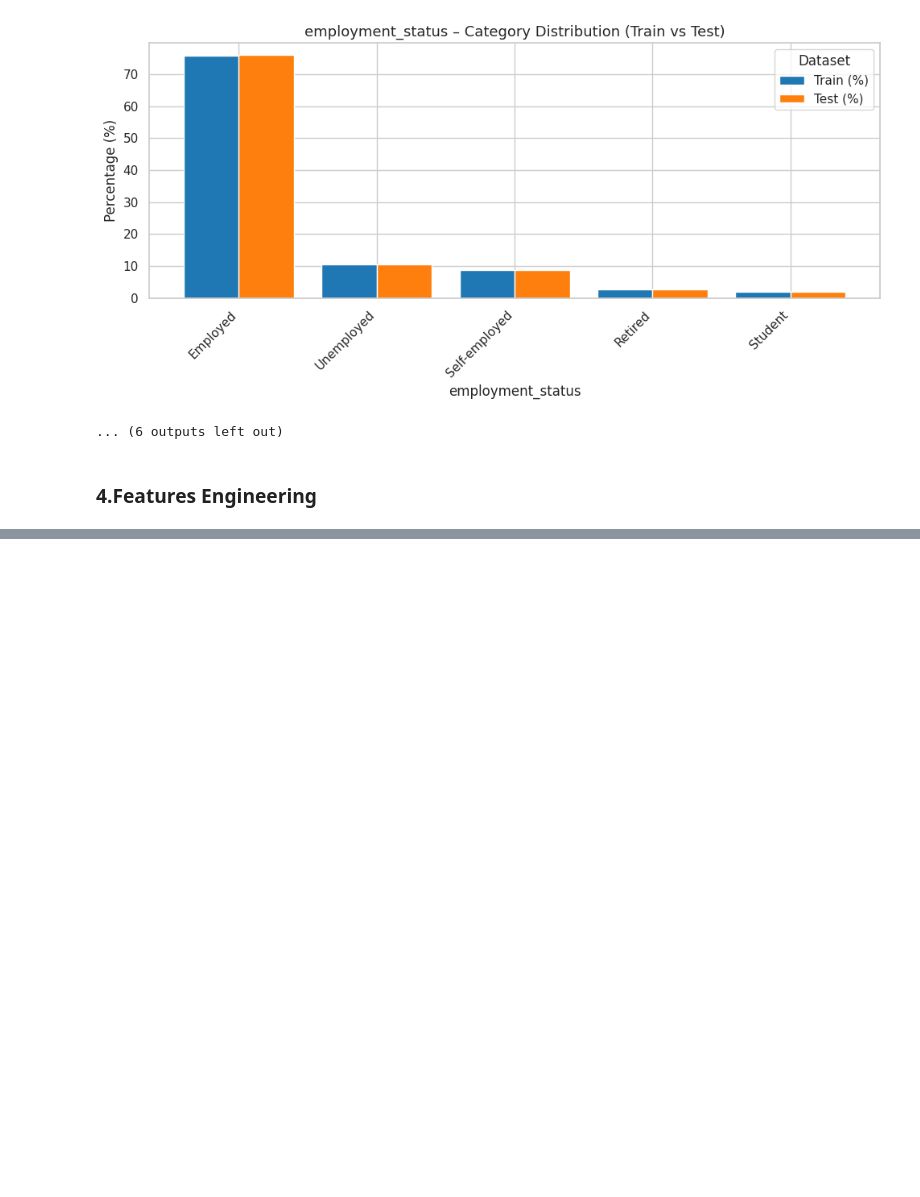
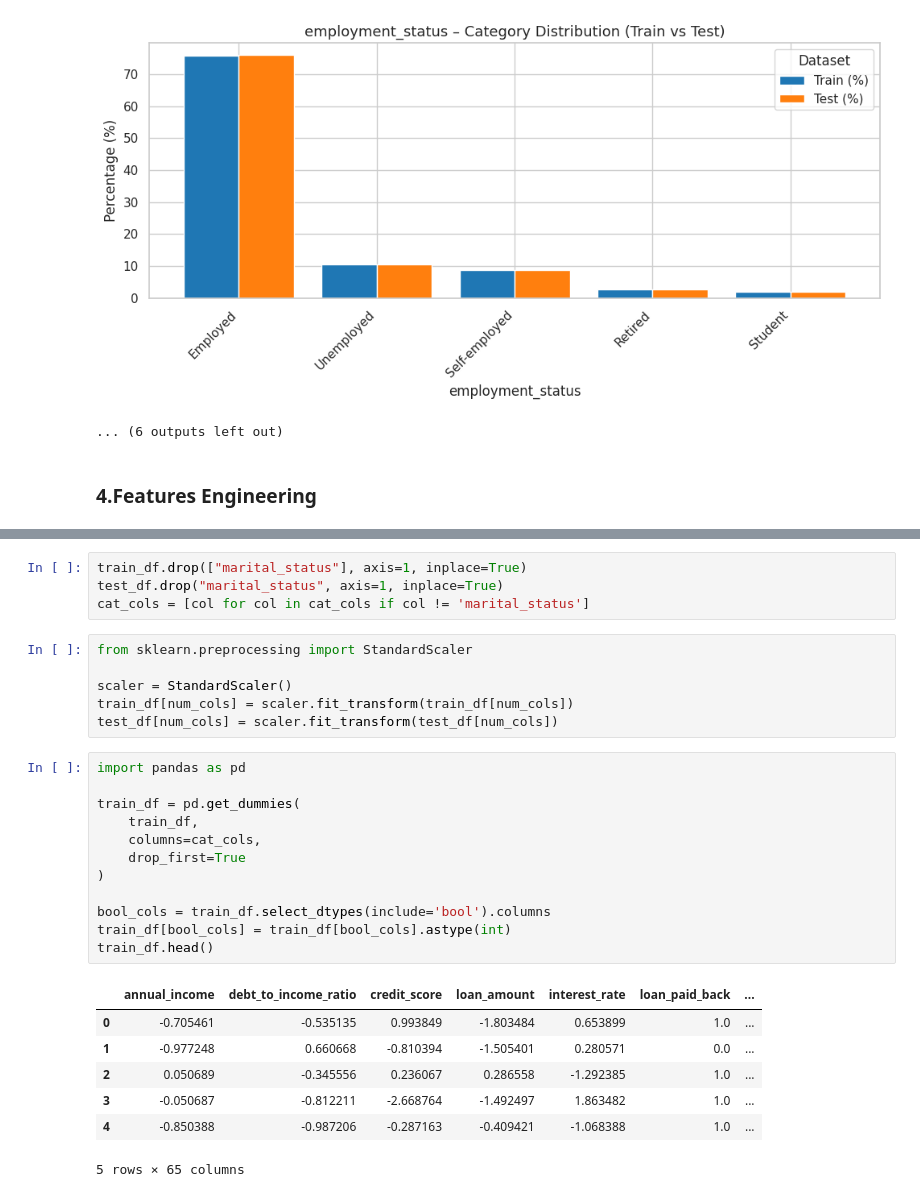
Before and after one commit to NazimKs/Predicting-Loan-Payback-Kaggle-Competition, a Jupyter notebook: predecting_load_payback_kaggle_competition.ipynb, the cells around one changed output, grey strips where cells are left out. Drawn from its saved outputs; the diff is of its cells as text; blank space fills up the shorter version.

```diff
--- a/predecting_load_payback_kaggle_competition.ipynb
+++ b/predecting_load_payback_kaggle_competition.ipynb
@@ -579,0 +669,30 @@ Feature: employment_status
+# %%
+train_df.drop(["marital_status"], axis=1, inplace=True)
+test_df.drop("marital_status", axis=1, inplace=True)
+cat_cols = [col for col in cat_cols if col != 'marital_status']
+# %%
+from sklearn.preprocessing import StandardScaler
+
+scaler = StandardScaler()
+train_df[num_cols] = scaler.fit_transform(train_df[num_cols])
+test_df[num_cols] = scaler.fit_transform(test_df[num_cols])
+# %%
+import pandas as pd
+
+train_df = pd.get_dummies(
+    train_df,
+    columns=cat_cols,
+    drop_first=True
+)
+
+bool_cols = train_df.select_dtypes(include='bool').columns
+train_df[bool_cols] = train_df[bool_cols].astype(int)
+train_df.head()
+# %% [output]
+|  | annual_income | debt_to_income_ratio | credit_score | loan_amount | interest_rate | loan_paid_back | ... |
+| 0 | -0.705461 | -0.535135 | 0.993849 | -1.803484 | 0.653899 | 1.0 | ... |
+| 1 | -0.977248 | 0.660668 | -0.810394 | -1.505401 | 0.280571 | 0.0 | ... |
+| 2 | 0.050689 | -0.345556 | 0.236067 | 0.286558 | -1.292385 | 1.0 | ... |
+| 3 | -0.050687 | -0.812211 | -2.668764 | -1.492497 | 1.863482 | 1.0 | ... |
+| 4 | -0.850388 | -0.987206 | -0.287163 | -0.409421 | -1.068388 | 1.0 | ... |
+5 rows × 65 columns
```
Also changed, not shown: parts of 20 cells of this notebook, 4 other files.
